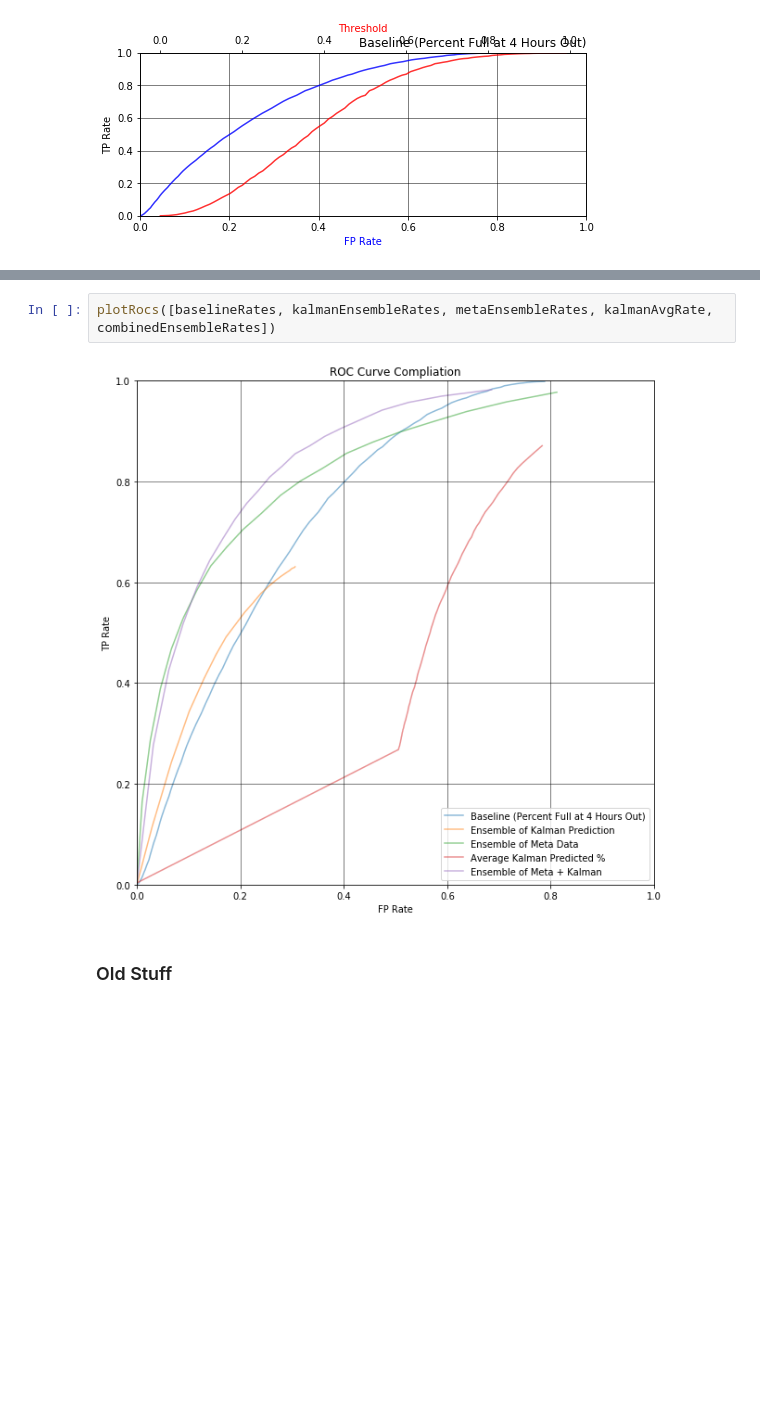
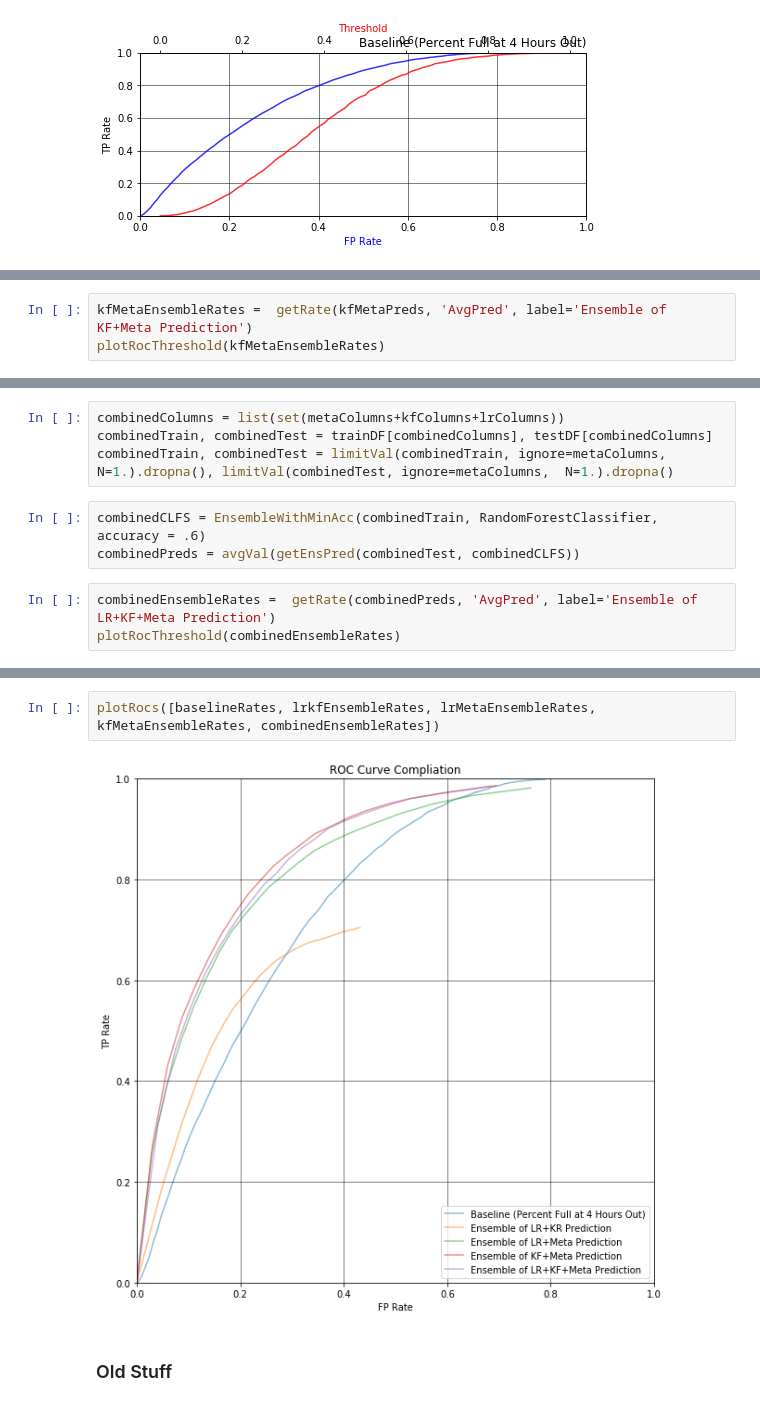
Before and after one commit to WPI-Draftkings-MQP/dkNotebook, a Jupyter notebook: [+] ROC Curves.ipynb, the cells around one changed output, grey strips where cells are left out. Cells and saved outputs as stored; diff of their text form; blank space fills up the shorter version.

```diff
--- a/[+] ROC Curves.ipynb
+++ b/[+] ROC Curves.ipynb
@@ -310,0 +366,3 @@ plotRocThreshold(combinedEnsembleRates)
+# %%
+kfMetaEnsembleRates =  getRate(kfMetaPreds, 'AvgPred', label='Ensemble of KF+Meta Prediction')
+plotRocThreshold(kfMetaEnsembleRates)
@@ -310,0 +371,10 @@ plotRocThreshold(combinedEnsembleRates)
+# %%
+combinedColumns = list(set(metaColumns+kfColumns+lrColumns))
+combinedTrain, combinedTest = trainDF[combinedColumns], testDF[combinedColumns]
+combinedTrain, combinedTest = limitVal(combinedTrain, ignore=metaColumns,  N=1.).dropna(), limitVal(combinedTest, ignore=metaColumns,  N=1.).dropna()
+# %%
+combinedCLFS = EnsembleWithMinAcc(combinedTrain, RandomForestClassifier, accuracy = .6)
+combinedPreds = avgVal(getEnsPred(combinedTest, combinedCLFS))
+# %%
+combinedEnsembleRates =  getRate(combinedPreds, 'AvgPred', label='Ensemble of LR+KF+Meta Prediction')
+plotRocThreshold(combinedEnsembleRates)
@@ -311,6 +383,6 @@ plotRocThreshold(combinedEnsembleRates)
 # %%
-plotRocs([baselineRates, kalmanEnsembleRates, metaEnsembleRates, kalmanAvgRate, combinedEnsembleRates])
+plotRocs([baselineRates, lrkfEnsembleRates, lrMetaEnsembleRates, kfMetaEnsembleRates, combinedEnsembleRates])
 # %% [output]
-[figure, old version]
+[figure, new version]
 # %% [markdown]
 ### Old Stuff
```
Also changed, not shown: parts of 34 cells of this notebook, 13 other files.
